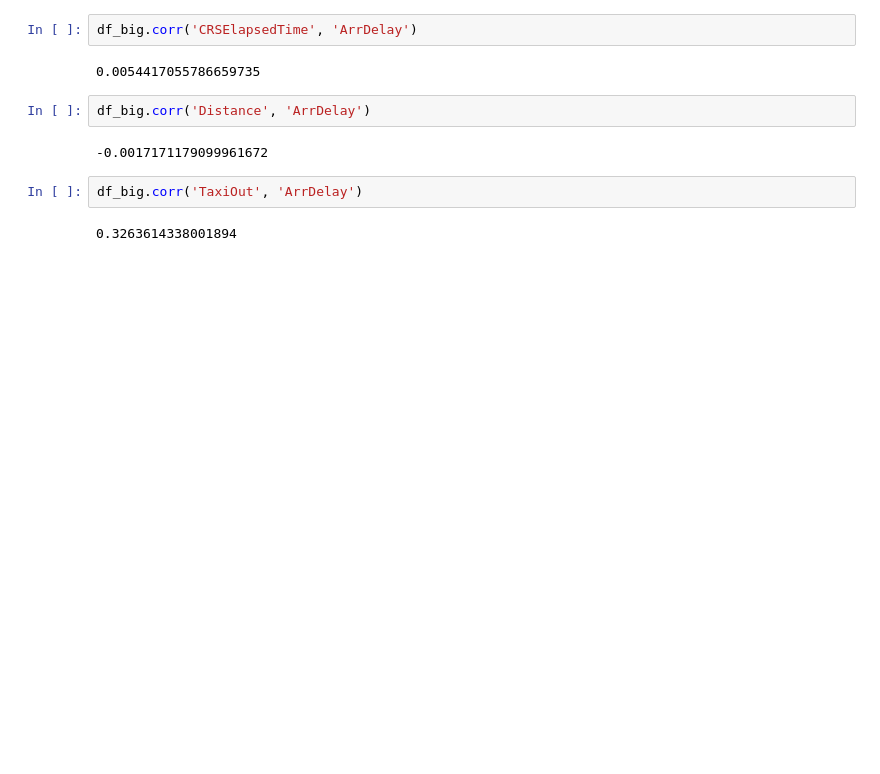
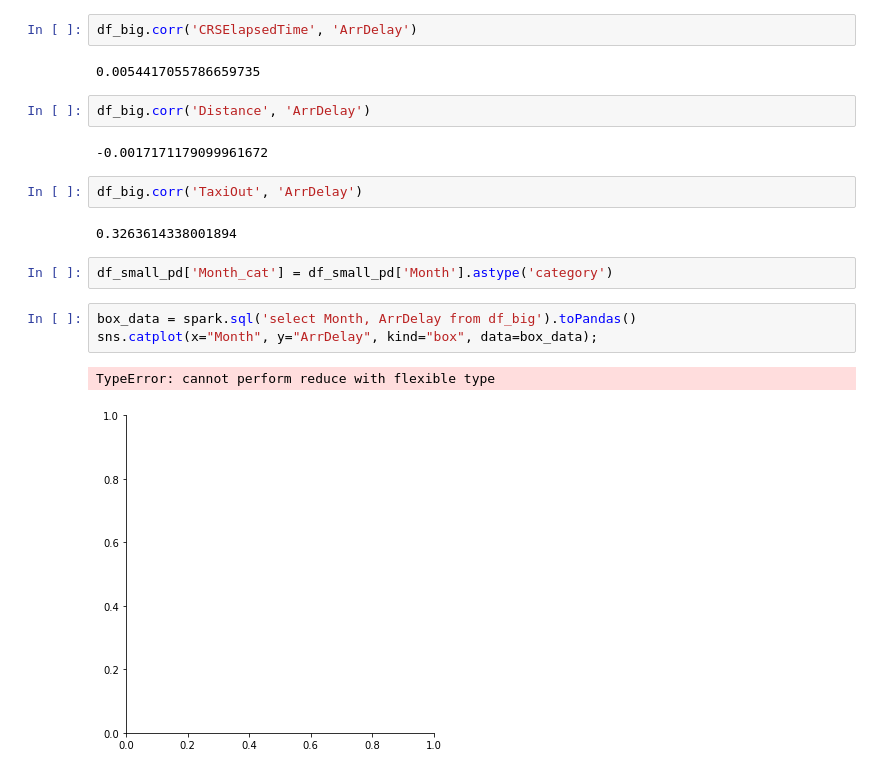
Before and after one commit to borismattijssen/spark-flights, a Jupyter notebook: notebooks/Scribbling-Boris.ipynb, the cells around one changed output. Saved outputs shown, nothing was run; the diff lists cells and outputs as text; blank space fills up the shorter version.

```diff
--- a/notebooks/Scribbling-Boris.ipynb
+++ b/notebooks/Scribbling-Boris.ipynb
@@ -89,3 +92,11 @@ df_big.corr('Distance', 'ArrDelay')
 df_big.corr('TaxiOut', 'ArrDelay')
 # %% [output]
 0.3263614338001894
+# %%
+df_small_pd['Month_cat'] = df_small_pd['Month'].astype('category')
+# %%
+box_data = spark.sql('select Month, ArrDelay from df_big').toPandas()
+sns.catplot(x="Month", y="ArrDelay", kind="box", data=box_data);
+# %% [output]
+TypeError: cannot perform reduce with flexible type
+[figure, added]
```
Also changed, not shown: parts of 8 cells of this notebook.
